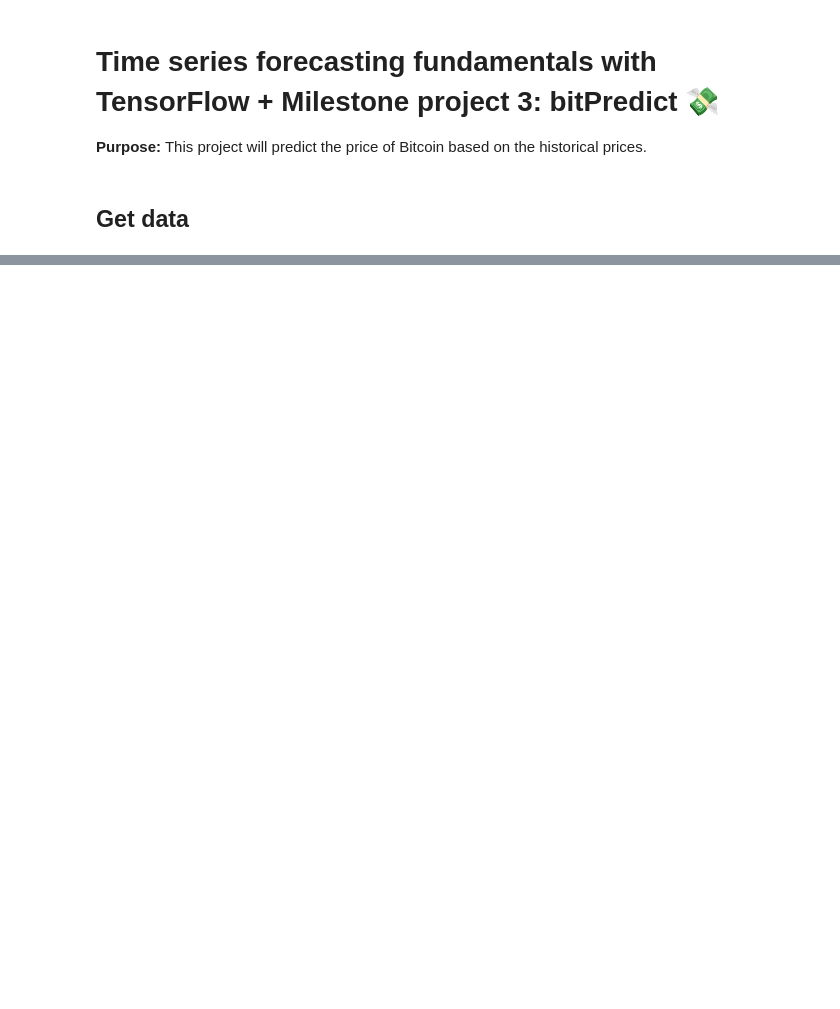
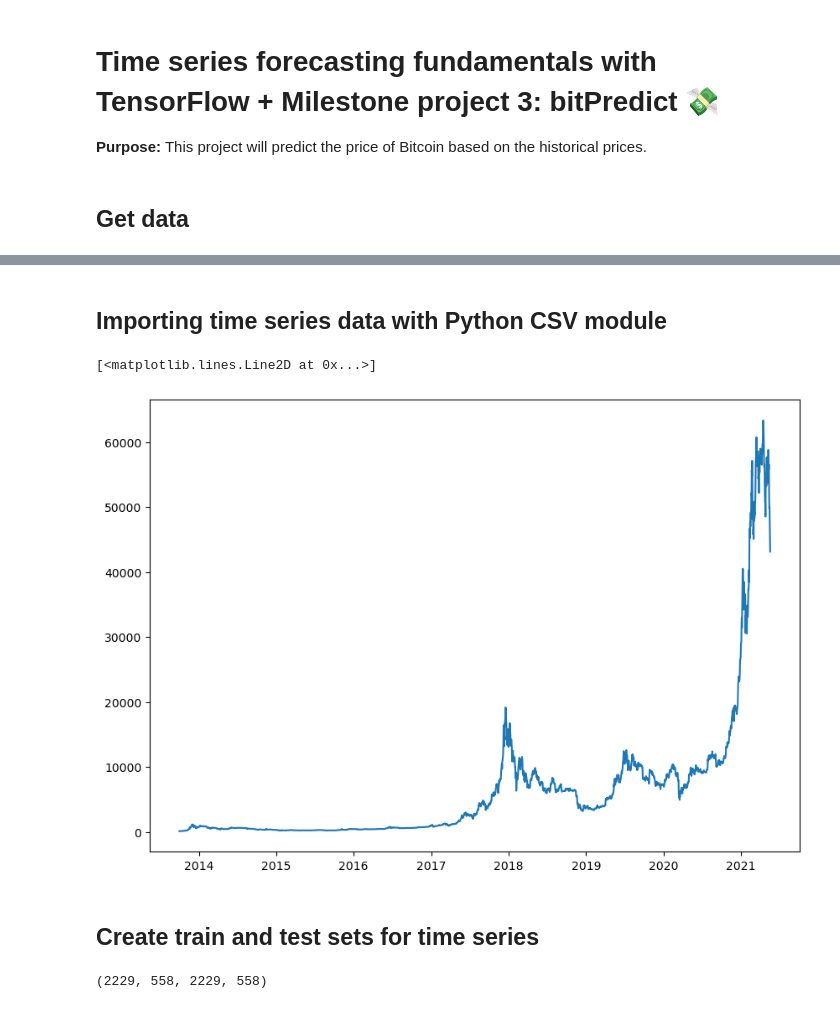
Before and after one commit to fredericstrand/bitPredict, a Jupyter notebook: bitPredict-time-series.ipynb, the cells around one changed output, grey strips where cells are left out. Saved outputs shown, nothing was run; the diff lists cells and outputs as text; code cells hidden in the pictures; blank space fills up the shorter version.

```diff
--- a/bitPredict-time-series.ipynb
+++ b/bitPredict-time-series.ipynb
@@ -4,12 +4,3 @@
 **Purpose:** This project will predict the price of Bitcoin based on the historical prices.
 # %% [markdown]
 ## Get data
-# %%
-import urllib.request
-
-url = 'https://www.coindesk.com/8b8e3ea5-7889-47d4-907b-4c390ed0f359'
-response = urllib.request.urlopen(url)
-csv = response.read().decode('utf-8')  # Decoding the binary content to a string assuming UTF-8 encoding
-
-with open('file.csv', 'w') as fx:
-    fx.write(csv)
@@ -17,0 +65,36 @@ HTTPError: HTTP Error 404: Not Found
+# %% [markdown]
+## Importing time series data with Python CSV module
+# %%
+# Importing and formatting historical Bitcoin data with Python
+import csv
+from datetime import datetime
+
+timesteps = []
+prices = []
+
+with open("BTC_USD_2013-10-01_2021-05-18-CoinDesk.csv","r") as file:
+    csv_reader = csv.reader(file, delimiter=",")
+    next(csv_reader)
+    for line in csv_reader:
+        timesteps.append(datetime.strptime(line[1], "%Y-%m-%d"))
+        prices.append(float(line[2]))
+
+plt.figure(figsize=(10,7))
+plt.plot(timesteps, btc_price)
+# %% [output]
+[<matplotlib.lines.Line2D at 0x...>]
+[figure, added]
+# %% [markdown]
+## Create train and test sets for time series
+# %%
+split_size = int(0.8 * len(prices))
+
+# Create train data splits
+X_train, y_train = timesteps[:split_size], prices[:split_size]
+
+# Create test data splits
+X_test, y_test = timesteps[split_size:], prices[split_size:]
+
+len(X_train), len(X_test), len(y_train), len(y_test)
+# %% [output]
+(2229, 558, 2229, 558)
```
Also changed, not shown: parts of 13 cells of this notebook, 1 other file.
